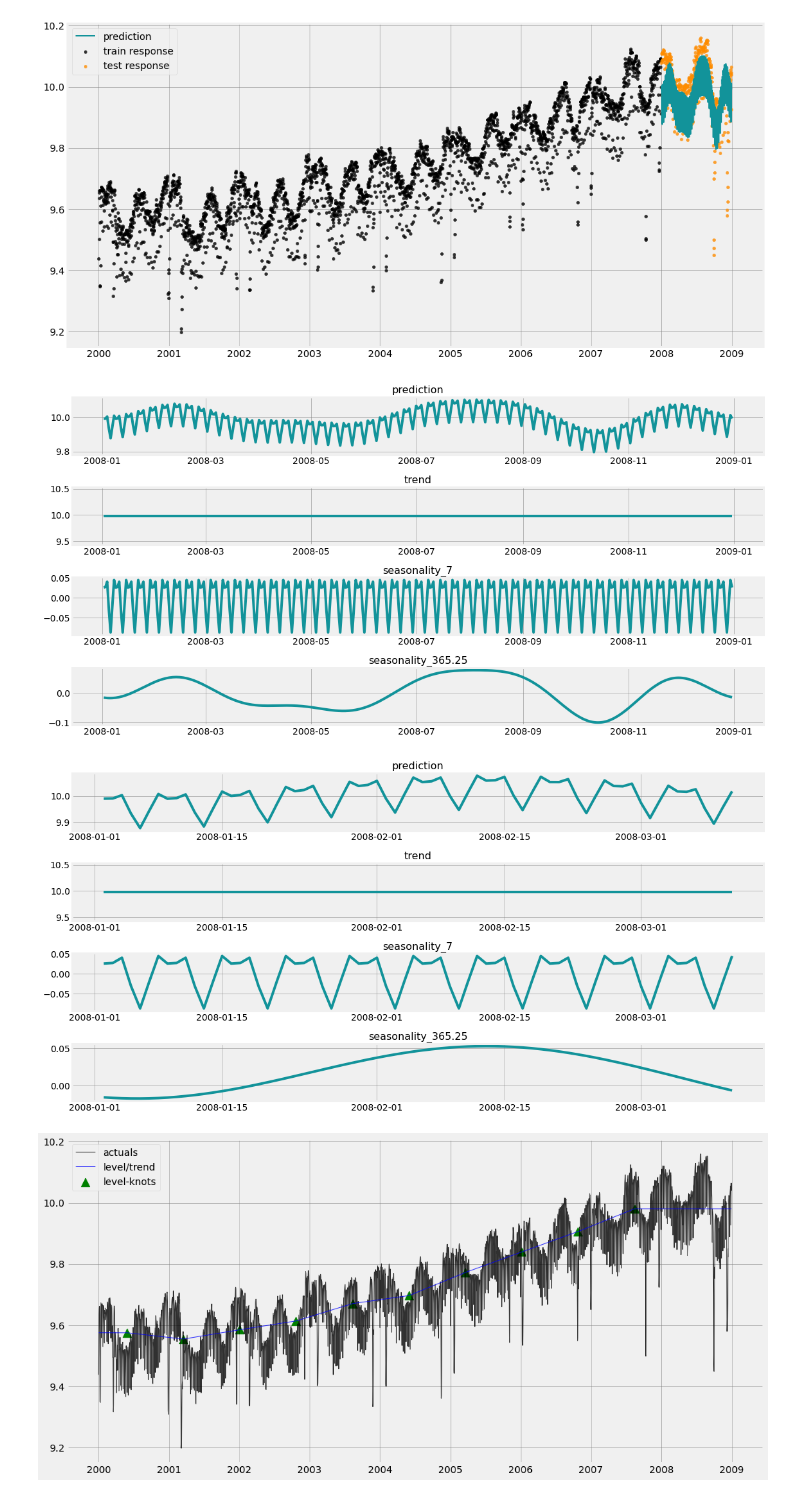
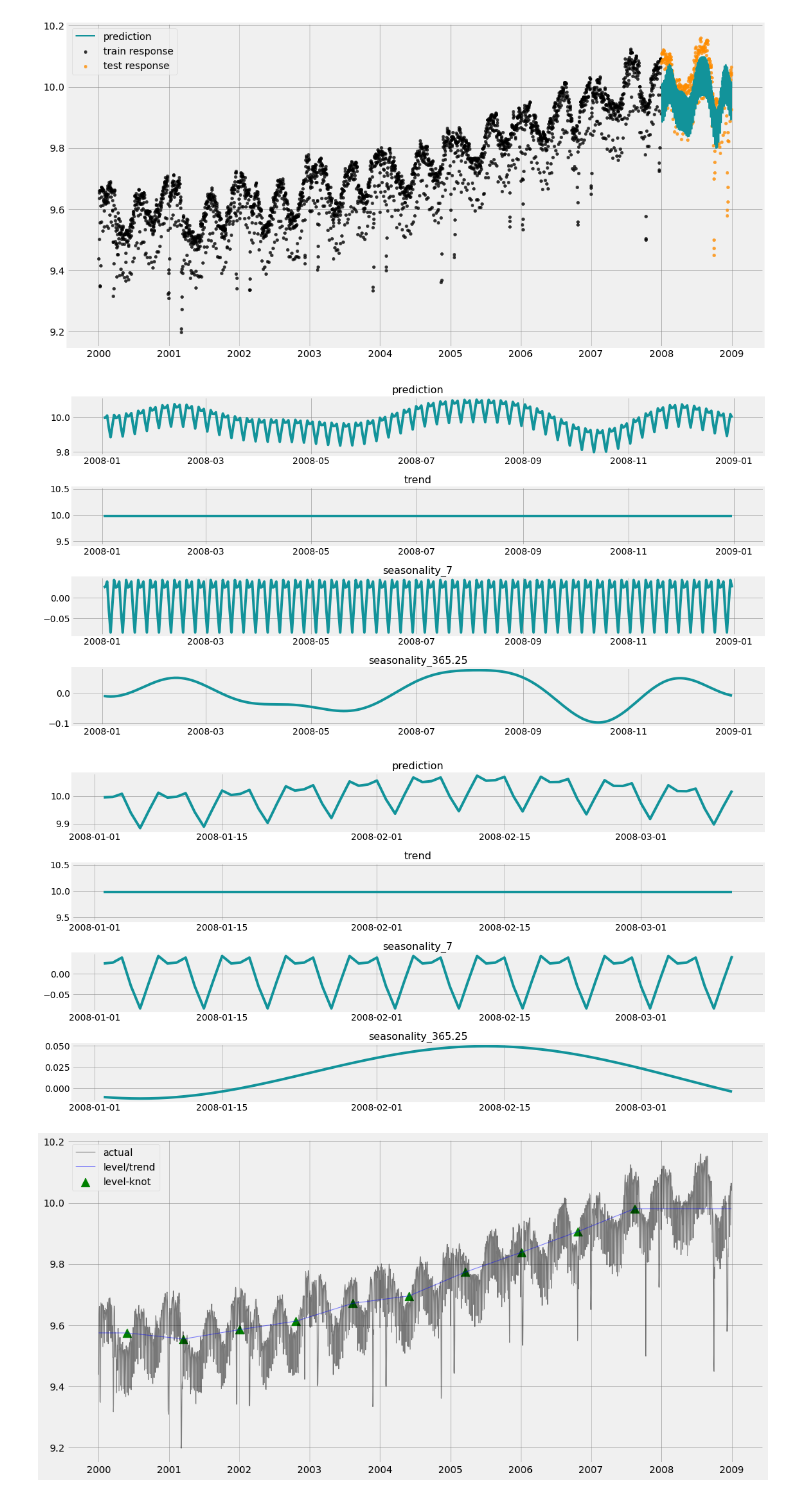
Before and after one commit to pochoi/orbit, a Jupyter notebook: examples/KTR_Example.ipynb, the cells around one changed output. Cells and saved outputs as stored; diff of their text form; code cells hidden in the pictures.

```diff
--- a/examples/KTR_Example.ipynb
+++ b/examples/KTR_Example.ipynb
@@ -76,7 +76,6 @@ ktrlite = KTRLiteMAP(
     # level_knot_dates=level_knot_dates,
     # date_freq='D',
     span_coefficients=.3,
-    rho_coefficients=.15,
     estimator_type=StanEstimatorMAP,
 )
 # %%
@@ -103,15 +104,16 @@ _ = plot_predicted_data(training_actual_df=train_df, predicted_df=predicted_df,
 [figure]
 # %%
 _ = plot_predicted_components(predicted_df=predicted_df, date_col=date_col,
-                          plot_components=['prediction', 'trend', 'seasonality_7', 'seasonality_365.25'])
+                          plot_components=['prediction', 'trend',
+                                           'seasonality_7', 'seasonality_365.25'])
 # %% [output]
-[figure, old version]
+[figure, new version]
 # %%
 # zoom in
 _ = plot_predicted_components(predicted_df=predicted_df[:70], date_col=date_col,
                           plot_components=['prediction', 'trend', 'seasonality_7', 'seasonality_365.25'])
 # %% [output]
-[figure, old version]
+[figure, new version]
 # %%
 # get the knots
 lev_knots = ktrlite._aggregate_posteriors['map']['lev_knot']
@@ -122,6 +124,7 @@ lev_knot_dates = train_df[date_col].iloc[0] + td
 full_df = pd.concat((train_df, test_df), axis=0, ignore_index=True)
 decomp_df = ktrlite.predict(df=full_df, decompose=True)
 # %%
-_ = plot_ktr_lev_knots(full_df, decomp_df, date_col, response_col, lev_knot_dates, lev_knots)
+_ = plot_ktr_lev_knots(full_df, decomp_df, date_col,
+                       response_col, lev_knot_dates, lev_knots)
 # %% [output]
-[figure, old version]
+[figure, new version]
```
Also changed, not shown: parts of 3 cells of this notebook.
